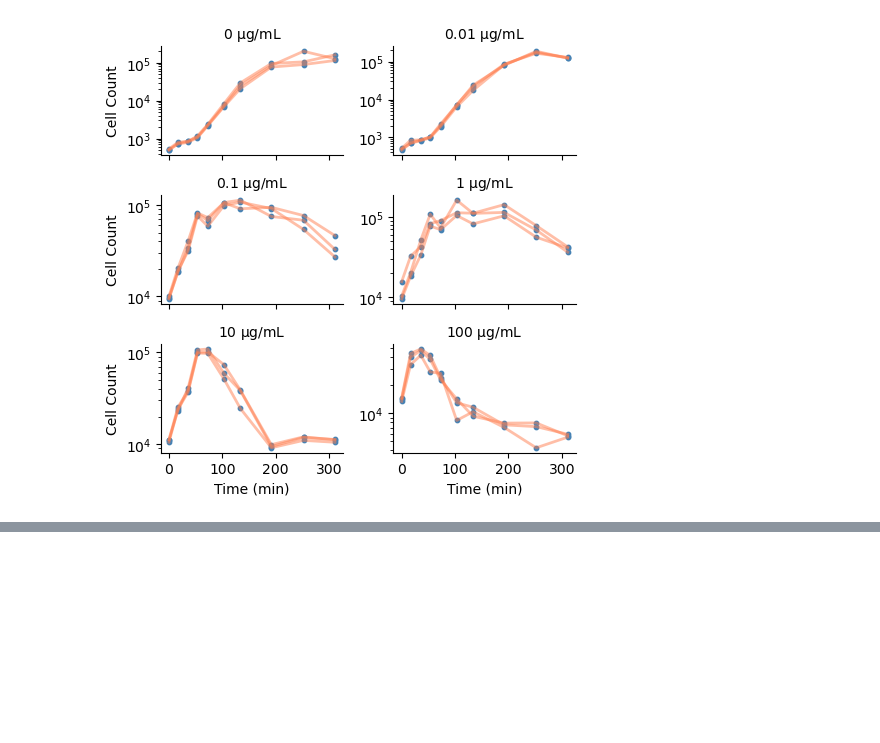
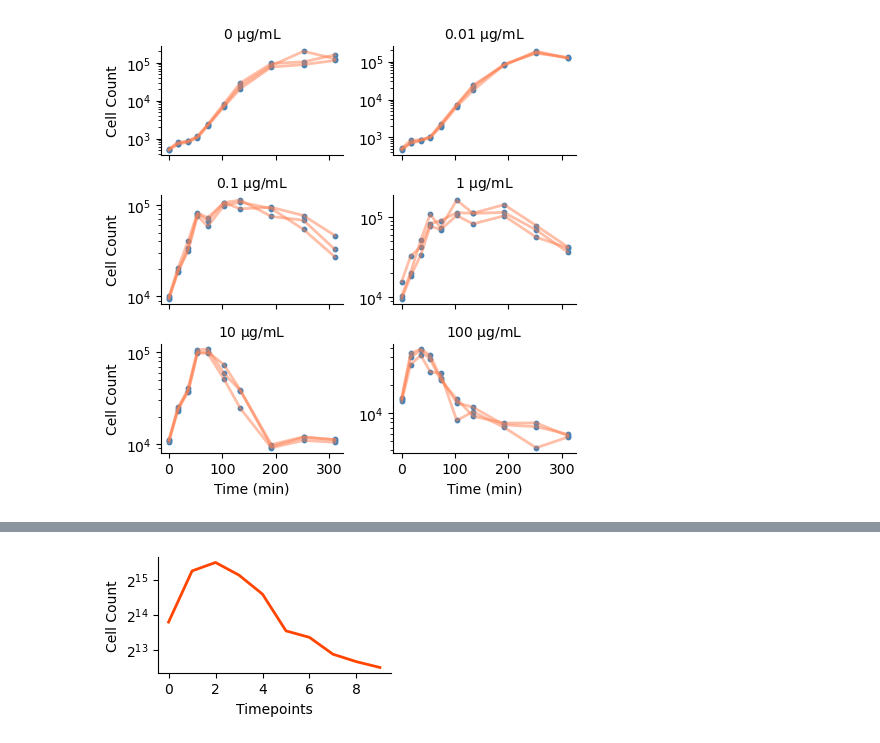
Before and after one commit to eshanking/time-kill-protocol, a Jupyter notebook: data/experiment_code/time_kill_03272024.ipynb, the cells around one changed output, grey strips where cells are left out. Saved outputs shown, nothing was run; the diff lists cells and outputs as text; code cells hidden in the pictures; blank space fills up the shorter version.

```diff
--- a/data/experiment_code/time_kill_03272024.ipynb
+++ b/data/experiment_code/time_kill_03272024.ipynb
@@ -254,0 +312,23 @@ fig.savefig('../../figures/time_kill_03272024_cell_count_mean.pdf',bbox_inches='
+# %%
+# plot one timetrace for the highest concentration
+
+fig,ax = plt.subplots(figsize=(3,1.5))
+
+x = np.arange(len(time))
+
+y_t = np.mean(cell_count_raw[10**2],axis=0)
+
+ax.plot(x,y_t,alpha=1,color='orangered',linewidth=2)
+
+ax.set_yscale('log',base=2)
+
+ax.spines['right'].set_visible(False)
+ax.spines['top'].set_visible(False)
+
+ax.set_xlabel('Timepoints')
+ax.set_ylabel('Cell Count')
+
+fig.savefig('../../figures/cell_count_example_timetrace.png',bbox_inches='tight',
+            dpi=500,transparent=True)
+# %% [output]
+[figure, added]
```
Also changed, not shown: parts of 2 cells of this notebook, 11 other files.
